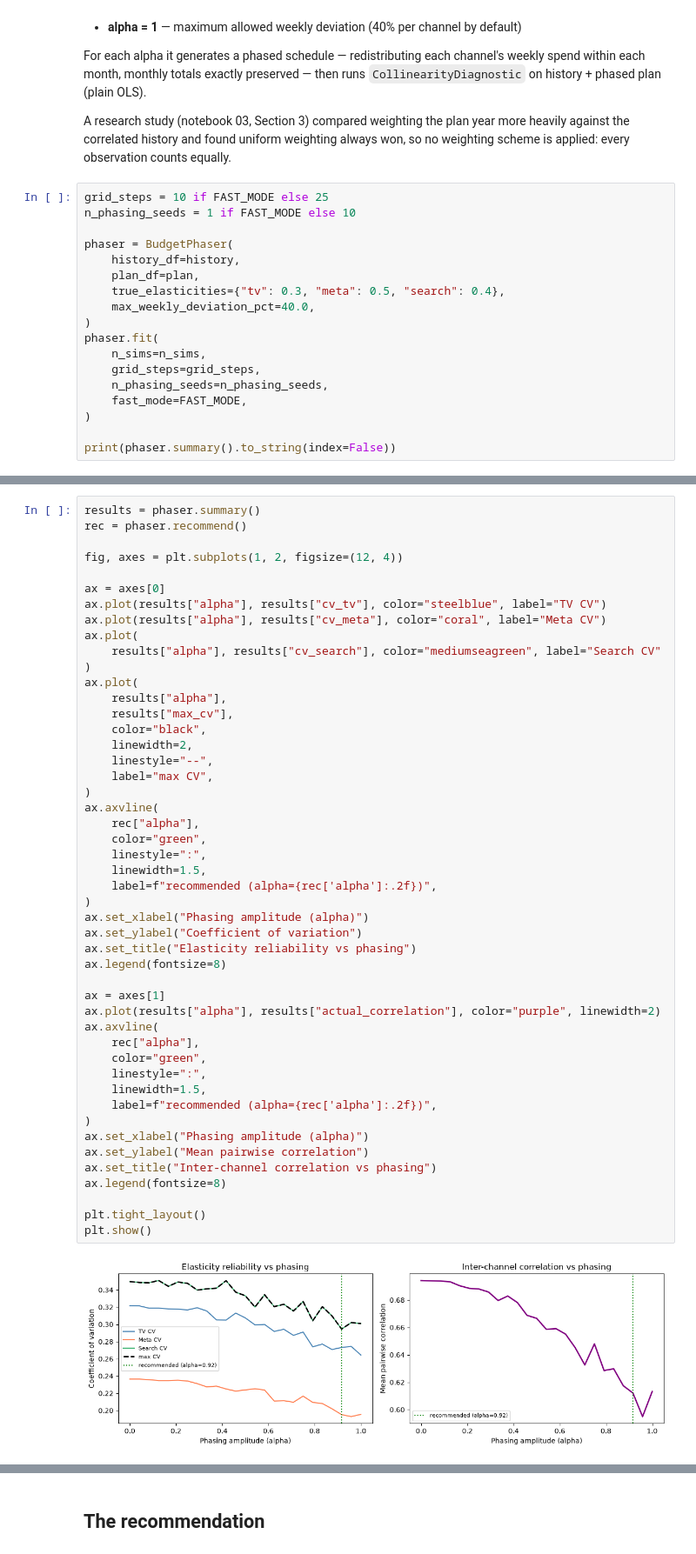
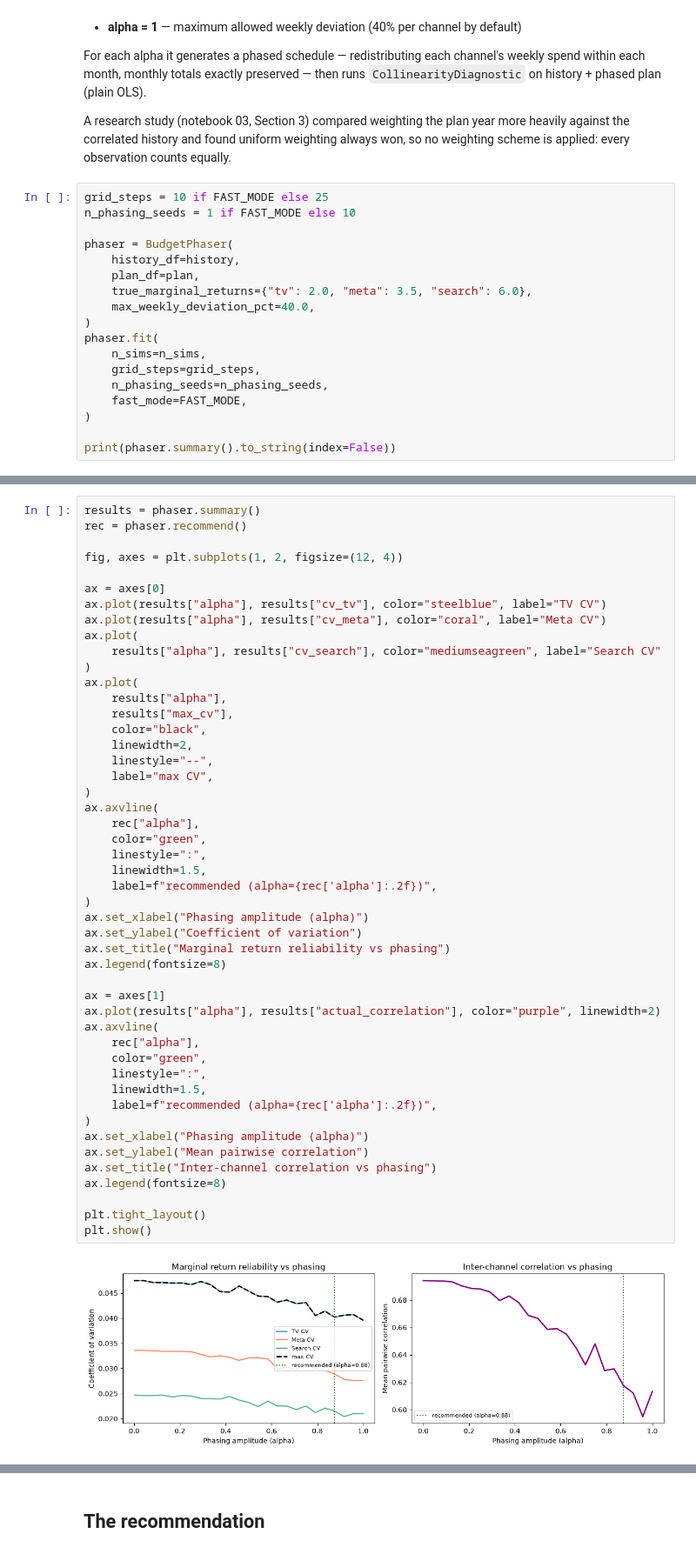
Before and after one commit to raz1470/how_wrong_is_your_mmm, a Jupyter notebook: notebooks/02_phaser_walkthrough.ipynb, the cells around one changed output, grey strips where cells are left out. Shown at 87% size. Saved outputs shown, nothing was run; the diff lists cells and outputs as text.

```diff
--- a/notebooks/02_phaser_walkthrough.ipynb
+++ b/notebooks/02_phaser_walkthrough.ipynb
@@ -103,7 +103,7 @@ n_phasing_seeds = 1 if FAST_MODE else 10
 phaser = BudgetPhaser(
     history_df=history,
     plan_df=plan,
-    true_elasticities={"tv": 0.3, "meta": 0.5, "search": 0.4},
+    true_marginal_returns={"tv": 2.0, "meta": 3.5, "search": 6.0},
     max_weekly_deviation_pct=40.0,
 )
 phaser.fit(
@@ -157,33 +157,33 @@ ax.plot(
     label="max CV",
 )
 ax.axvline(
     rec["alpha"],
     color="green",
     linestyle=":",
     linewidth=1.5,
     label=f"recommended (alpha={rec['alpha']:.2f})",
 )
 ax.set_xlabel("Phasing amplitude (alpha)")
 ax.set_ylabel("Coefficient of variation")
-ax.set_title("Elasticity reliability vs phasing")
+ax.set_title("Marginal return reliability vs phasing")
 ax.legend(fontsize=8)
 
 ax = axes[1]
 ax.plot(results["alpha"], results["actual_correlation"], color="purple", linewidth=2)
 ax.axvline(
     rec["alpha"],
     color="green",
     linestyle=":",
     linewidth=1.5,
     label=f"recommended (alpha={rec['alpha']:.2f})",
 )
 ax.set_xlabel("Phasing amplitude (alpha)")
 ax.set_ylabel("Mean pairwise correlation")
 ax.set_title("Inter-channel correlation vs phasing")
 ax.legend(fontsize=8)
 
 plt.tight_layout()
 plt.show()
 # %% [output]
-[figure, old version]
+[figure, new version]
 # %% [markdown]
```
Also changed, not shown: parts of 17 cells of this notebook, 22 other files.
